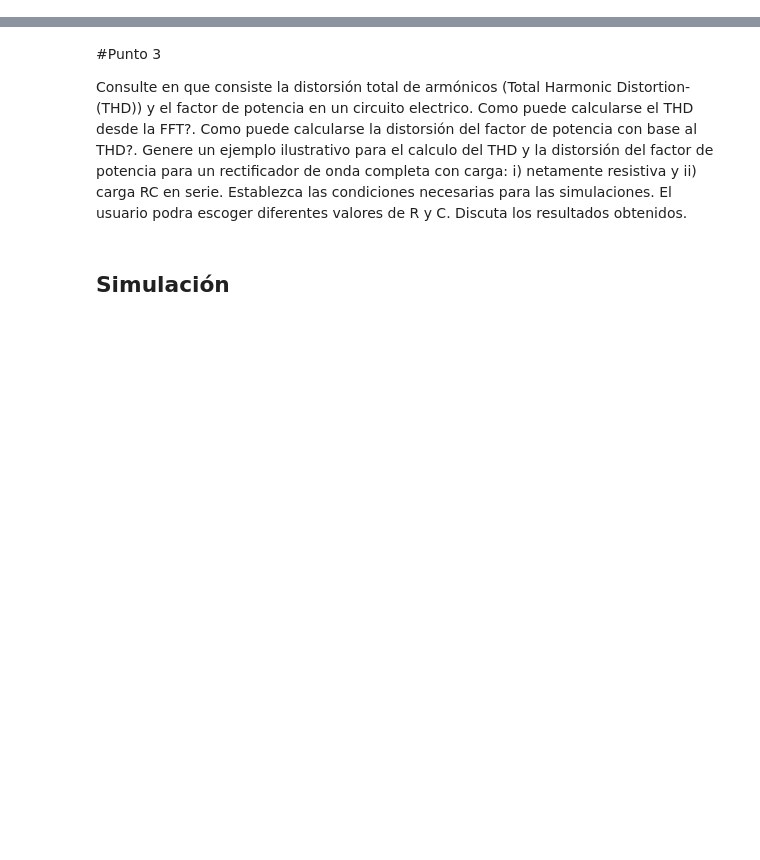
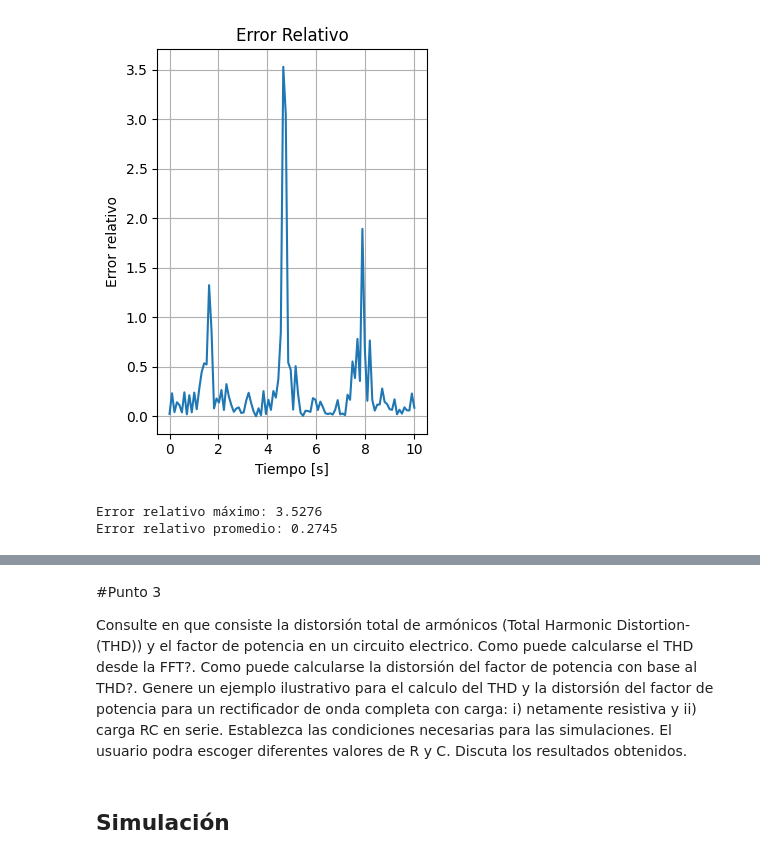
Before and after one commit to JParraArias/SignalsAndSystems2024-2, a Jupyter notebook: Parcial_2_Señales$Sistemas_2024_2.ipynb, the cells around one changed output, grey strips where cells are left out. Cells and saved outputs as stored; diff of their text form; code cells hidden in the pictures; blank space fills up the shorter version.

```diff
--- a/Parcial_2_Señales$Sistemas_2024_2.ipynb
+++ b/Parcial_2_Señales$Sistemas_2024_2.ipynb
@@ -2,0 +118,30 @@
+# %%
+import numpy as np
+import matplotlib.pyplot as plt
+
+# Definir el tiempo y los valores reales y calculados
+tv = np.linspace(0, 10, 100)  #  valores de tiempo
+valores_reales = np.cos(tv)  # valores reales (puede ser cualquier conjunto de datos)
+valores_calculados = np.cos(tv) + np.random.normal(0, 0.1, len(tv))  # valores aproximados con un pequeño error
+
+# Calcular el error relativo
+error_relativo = np.abs((valores_reales - valores_calculados) / valores_reales)
+
+# Graficar el error relativo
+plt.subplot(1, 2, 2)
+plt.plot(tv, error_relativo)
+plt.xlabel('Tiempo [s]')
+plt.ylabel('Error relativo')
+plt.title('Error Relativo')
+plt.grid()
+
+plt.tight_layout()
+plt.show()
+
+# Mostrar el error relativo máximo y promedio
+print(f"Error relativo máximo: {np.max(error_relativo):.4f}")
+print(f"Error relativo promedio: {np.mean(error_relativo):.4f}")
+# %% [output]
+[figure, added]
+Error relativo máximo: 3.5276
+Error relativo promedio: 0.2745
```
Also changed, not shown: parts of 46 cells of this notebook.
